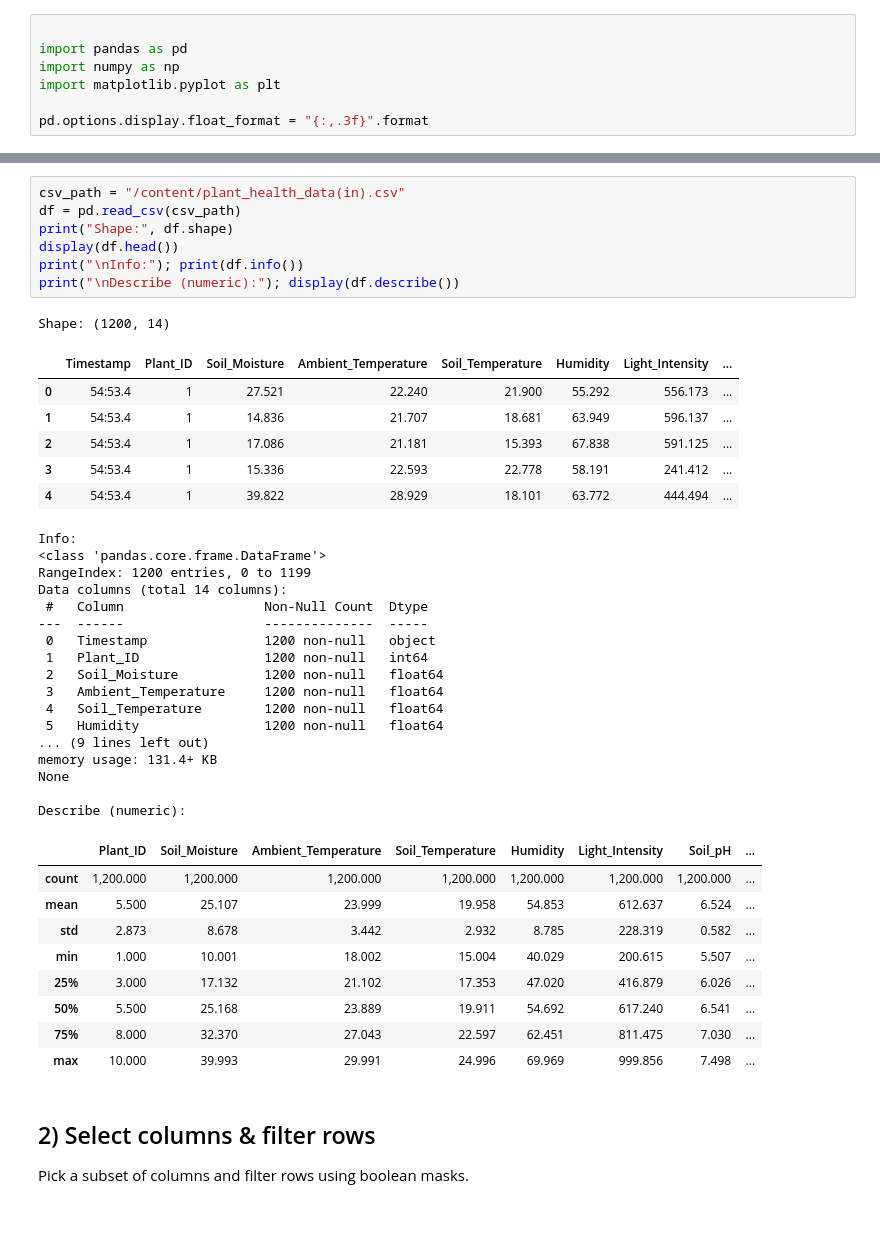
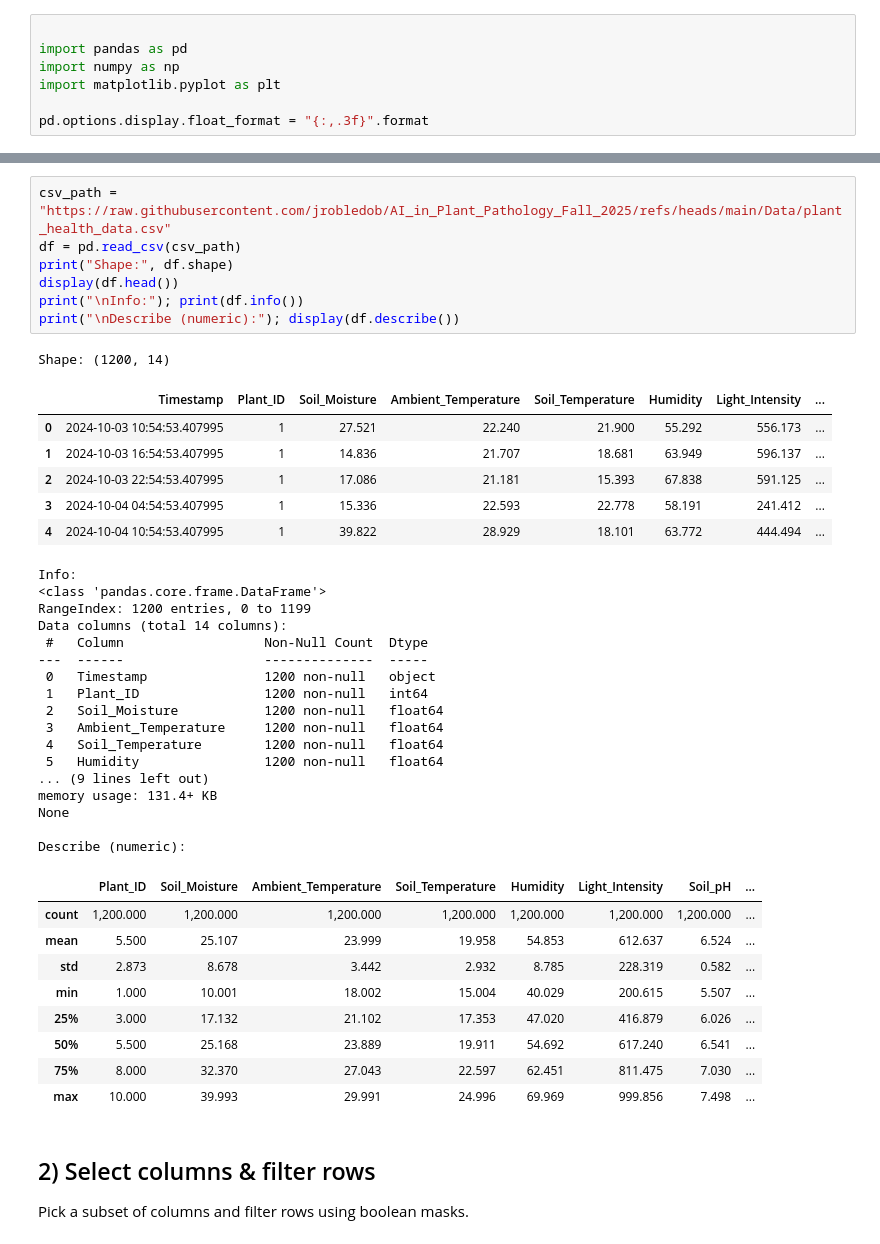
Before and after one commit to jrobledob/AI_in_Plant_Pathology_Fall_2025, a Jupyter notebook: Pandas_Plant_Health_Tutorial_with_Exercises.ipynb, the cells around one changed output, grey strips where cells are left out. Saved outputs shown, nothing was run; the diff lists cells and outputs as text.

Commit message:
Data set downloaded from Github

```diff
--- a/Pandas_Plant_Health_Tutorial_with_Exercises.ipynb
+++ b/Pandas_Plant_Health_Tutorial_with_Exercises.ipynb
@@ -32,18 +42,18 @@ pd.options.display.float_format = "{:,.3f}".format
 # %%
-csv_path = "/content/plant_health_data(in).csv"
+csv_path = "https://raw.githubusercontent.com/jrobledob/AI_in_Plant_Pathology_Fall_2025/refs/heads/main/Data/plant_health_data.csv"
 df = pd.read_csv(csv_path)
 print("Shape:", df.shape)
 display(df.head())
 print("\nInfo:"); print(df.info())
 print("\nDescribe (numeric):"); display(df.describe())
 # %% [output]
 Shape: (1200, 14)
 |  | Timestamp | Plant_ID | Soil_Moisture | Ambient_Temperature | Soil_Temperature | Humidity | Light_Intensity | ... |
-| 0 | 54:53.4 | 1 | 27.521 | 22.240 | 21.900 | 55.292 | 556.173 | ... |
-| 1 | 54:53.4 | 1 | 14.836 | 21.707 | 18.681 | 63.949 | 596.137 | ... |
-| 2 | 54:53.4 | 1 | 17.086 | 21.181 | 15.393 | 67.838 | 591.125 | ... |
-| 3 | 54:53.4 | 1 | 15.336 | 22.593 | 22.778 | 58.191 | 241.412 | ... |
-| 4 | 54:53.4 | 1 | 39.822 | 28.929 | 18.101 | 63.772 | 444.494 | ... |
+| 0 | 2024-10-03 10:54:53.407995 | 1 | 27.521 | 22.240 | 21.900 | 55.292 | 556.173 | ... |
+| 1 | 2024-10-03 16:54:53.407995 | 1 | 14.836 | 21.707 | 18.681 | 63.949 | 596.137 | ... |
+| 2 | 2024-10-03 22:54:53.407995 | 1 | 17.086 | 21.181 | 15.393 | 67.838 | 591.125 | ... |
+| 3 | 2024-10-04 04:54:53.407995 | 1 | 15.336 | 22.593 | 22.778 | 58.191 | 241.412 | ... |
+| 4 | 2024-10-04 10:54:53.407995 | 1 | 39.822 | 28.929 | 18.101 | 63.772 | 444.494 | ... |
 Info:
 <class 'pandas.core.frame.DataFrame'>
 RangeIndex: 1200 entries, 0 to 1199
```
Also changed, not shown: parts of 7 cells of this notebook.
